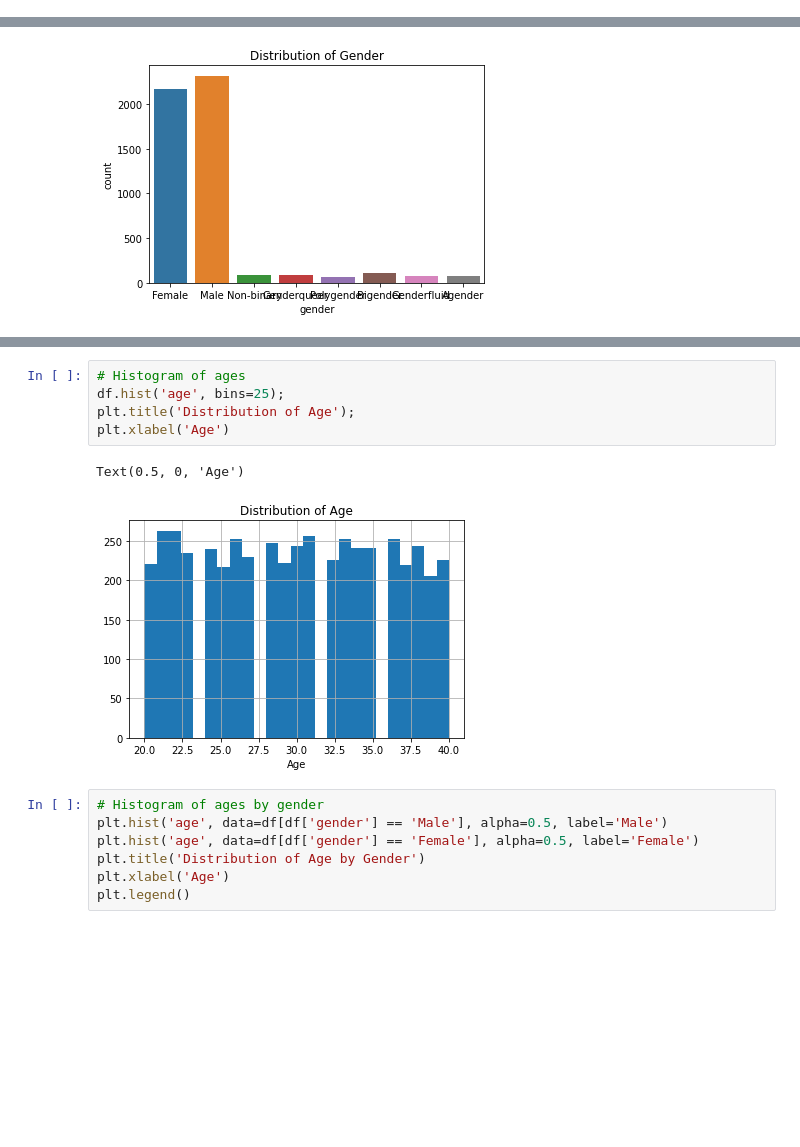
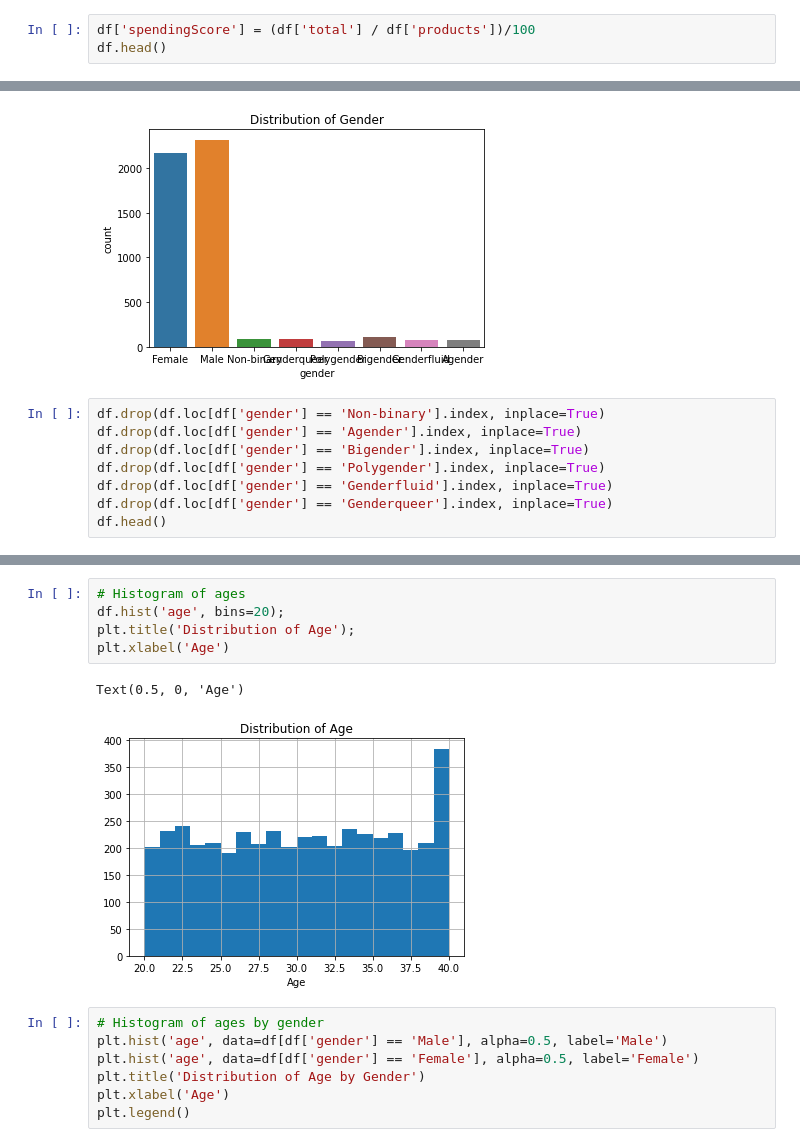
Before and after one commit to claupereirajr/customer_segmentation, a Jupyter notebook: customer_segmentation.ipynb, the cells around one changed output, grey strips where cells are left out. Drawn from its saved outputs; the diff is of its cells as text; blank space fills up the shorter version.

Commit message:
Distribution of Gender and Age

```diff
--- a/customer_segmentation.ipynb
+++ b/customer_segmentation.ipynb
@@ -30,0 +34,3 @@ df.head()
+# %%
+df['spendingScore'] = (df['total'] / df['products'])/100
+df.head()
@@ -48,3 +61,11 @@ plt.title('Distribution of Gender')
 # %% [output]
 Text(0.5, 1.0, 'Distribution of Gender')
 [figure]
+# %%
+df.drop(df.loc[df['gender'] == 'Non-binary'].index, inplace=True)
+df.drop(df.loc[df['gender'] == 'Agender'].index, inplace=True)
+df.drop(df.loc[df['gender'] == 'Bigender'].index, inplace=True)
+df.drop(df.loc[df['gender'] == 'Polygender'].index, inplace=True)
+df.drop(df.loc[df['gender'] == 'Genderfluid'].index, inplace=True)
+df.drop(df.loc[df['gender'] == 'Genderqueer'].index, inplace=True)
+df.head()
@@ -51,11 +79,11 @@ Text(0.5, 1.0, 'Distribution of Gender')
 # %%
 # Histogram of ages
-df.hist('age', bins=25);
+df.hist('age', bins=20);
 plt.title('Distribution of Age');
 plt.xlabel('Age')
 # %% [output]
 Text(0.5, 0, 'Age')
-[figure, old version]
+[figure, new version]
 # %%
 # Histogram of ages by gender
 plt.hist('age', data=df[df['gender'] == 'Male'], alpha=0.5, label='Male')
```
Also changed, not shown: parts of 8 cells of this notebook, 2 other files.
